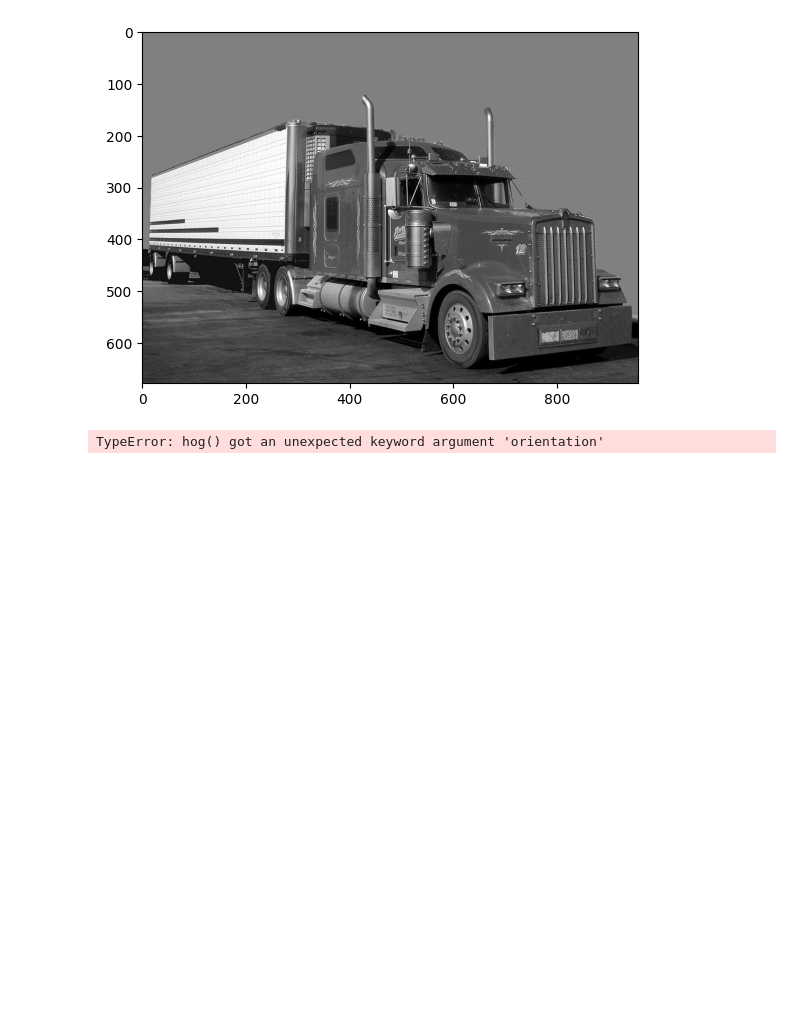
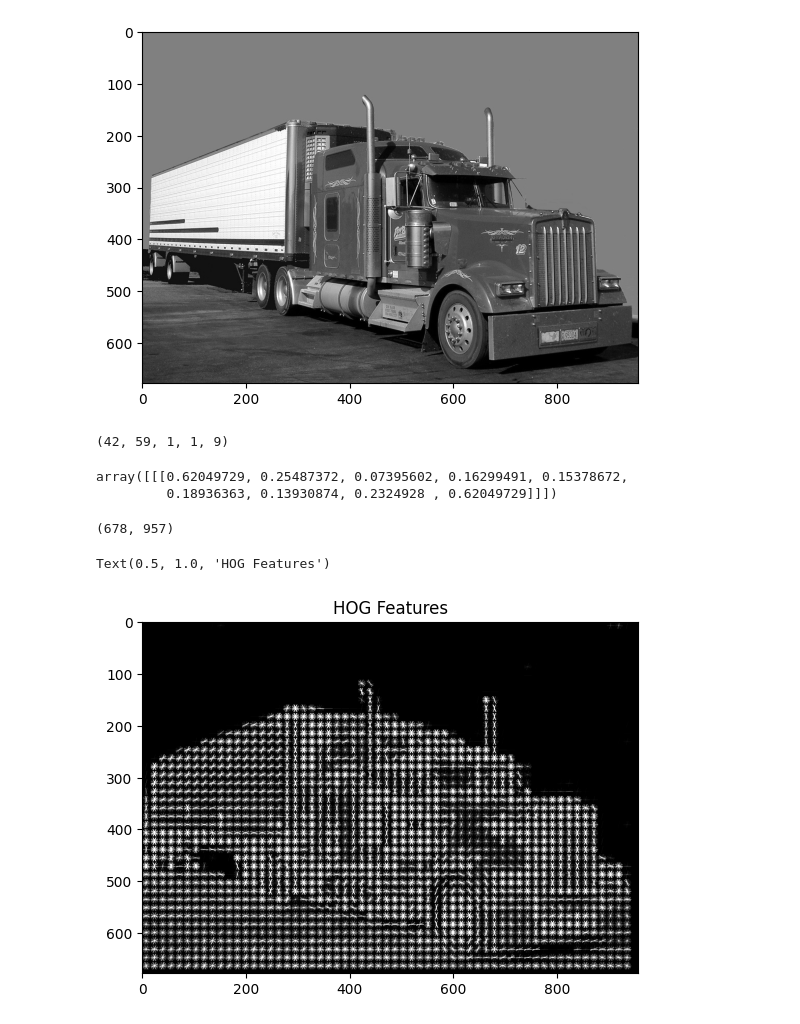
Before and after one commit to JGSNETO/AutonomousCars_DeepLearning_CV, a Jupyter notebook: Section6/Activity_Code2Perform_HOG.ipynb, the cells around one changed output. Drawn from its saved outputs; the diff is of its cells as text; code cells hidden in the pictures; blank space fills up the shorter version.

```diff
--- a/Section6/Activity_Code2Perform_HOG.ipynb
+++ b/Section6/Activity_Code2Perform_HOG.ipynb
@@ -30,23 +30,33 @@ cv2.destroyAllWindows()
 # %%
 # Perform histogram of oriented gradient
 features, hog_image = hog(image_gray,
-                                   orientation = 9,
-                                   pixels_per_cell = (16,16),
-                                   cells_per_block = (1,1),
+                                   orientations = 9,
+                                   pixels_per_cell = (16, 16),
+                                   cells_per_block = (1, 1),
                                    transform_sqrt = False,
                                    visualize = True,
                                    feature_vector = False)
 
 features.shape
 # %% [output]
-TypeError: hog() got an unexpected keyword argument 'orientation'
+(42, 59, 1, 1, 9)
 # %%
 features[30,50,:]
+# %% [output]
+array([[[0.62049729, 0.25487372, 0.07395602, 0.16299491, 0.15378672,
+         0.18936363, 0.13930874, 0.2324928 , 0.62049729]]])
 # %%
 hog_image.shape
+# %% [output]
+(678, 957)
 # %%
 from skimage import exposure
 
 hog_image_rescaled = exposure.rescale_intensity(hog_image, in_range=(0,2))
 # %%
-plt.
+plt.figure()
+plt.imshow(hog_image_rescaled, cmap = 'gray')
+plt.title('HOG Features')
+# %% [output]
+Text(0.5, 1.0, 'HOG Features')
+[figure, added]
```
